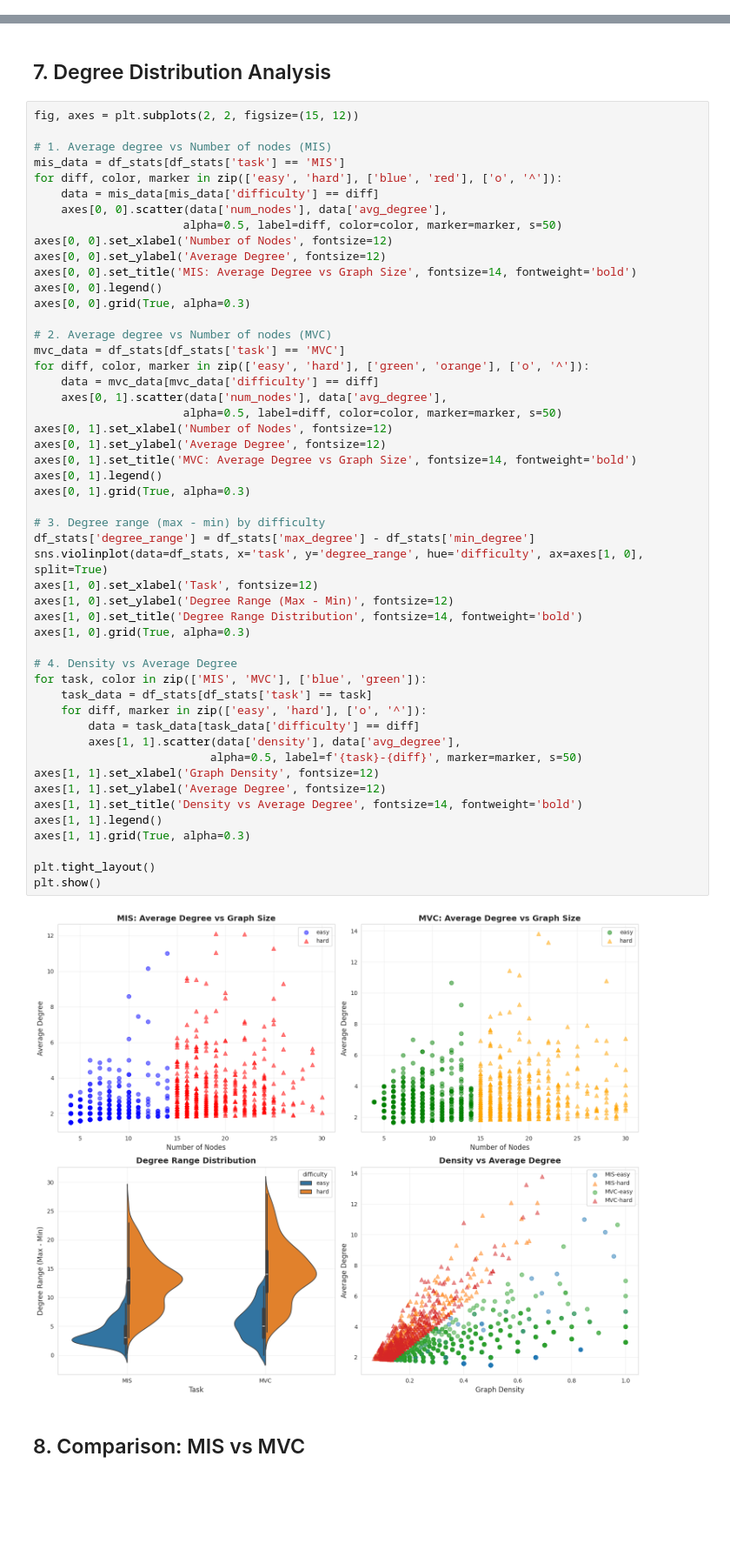
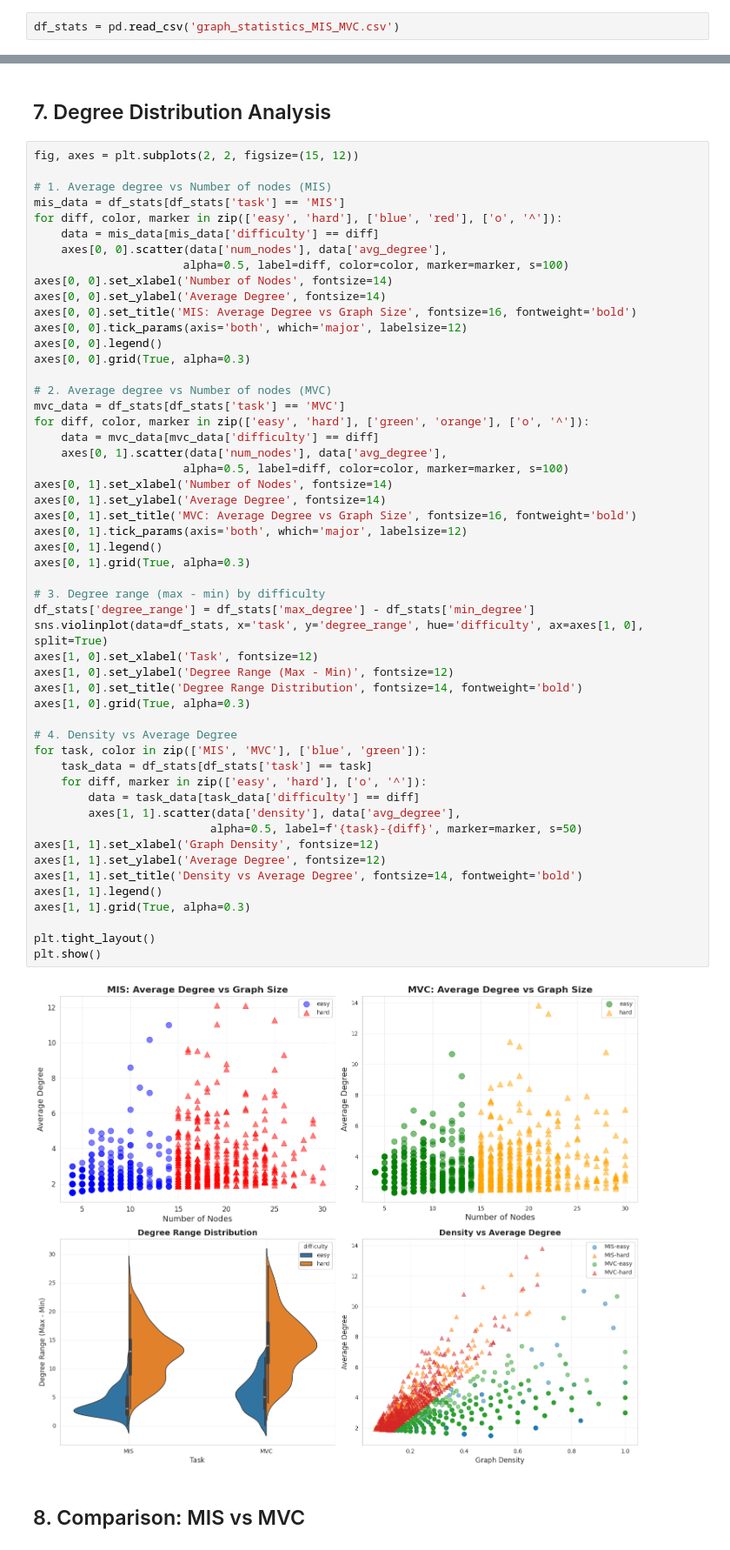
Before and after one commit to adamtms/GraphArenaSWSN, a Jupyter notebook: EDA.ipynb, the cells around one changed output, grey strips where cells are left out. Shown at 87% size. Saved outputs shown, nothing was run; the diff lists cells and outputs as text; blank space fills up the shorter version.

Commit message:
Add plots as pngs

```diff
--- a/EDA.ipynb
+++ b/EDA.ipynb
@@ -128,6 +128,8 @@ DataFrame shape: (2000, 13)
 | 4 | MIS | easy | 4 | 9 | 13 | 0.361111 | 2.888889 | 8 | 1 | ... |
 # %% [markdown]
 ## 3. Basic Statistics Overview
+# %%
+df_stats = pd.read_csv('graph_statistics_MIS_MVC.csv')
 # %%
 # Summary statistics by task and difficulty
 print("="*80)
@@ -374,10 +376,11 @@ mis_data = df_stats[df_stats['task'] == 'MIS']
 for diff, color, marker in zip(['easy', 'hard'], ['blue', 'red'], ['o', '^']):
     data = mis_data[mis_data['difficulty'] == diff]
     axes[0, 0].scatter(data['num_nodes'], data['avg_degree'],
-                      alpha=0.5, label=diff, color=color, marker=marker, s=50)
-axes[0, 0].set_xlabel('Number of Nodes', fontsize=12)
-axes[0, 0].set_ylabel('Average Degree', fontsize=12)
-axes[0, 0].set_title('MIS: Average Degree vs Graph Size', fontsize=14, fontweight='bold')
+                      alpha=0.5, label=diff, color=color, marker=marker, s=100)
+axes[0, 0].set_xlabel('Number of Nodes', fontsize=14)
+axes[0, 0].set_ylabel('Average Degree', fontsize=14)
+axes[0, 0].set_title('MIS: Average Degree vs Graph Size', fontsize=16, fontweight='bold')
+axes[0, 0].tick_params(axis='both', which='major', labelsize=12)
 axes[0, 0].legend()
 axes[0, 0].grid(True, alpha=0.3)
 
@@ -386,38 +389,39 @@ mvc_data = df_stats[df_stats['task'] == 'MVC']
 for diff, color, marker in zip(['easy', 'hard'], ['green', 'orange'], ['o', '^']):
     data = mvc_data[mvc_data['difficulty'] == diff]
     axes[0, 1].scatter(data['num_nodes'], data['avg_degree'],
-                      alpha=0.5, label=diff, color=color, marker=marker, s=50)
-axes[0, 1].set_xlabel('Number of Nodes', fontsize=12)
-axes[0, 1].set_ylabel('Average Degree', fontsize=12)
-axes[0, 1].set_title('MVC: Average Degree vs Graph Size', fontsize=14, fontweight='bold')
+                      alpha=0.5, label=diff, color=color, marker=marker, s=100)
+axes[0, 1].set_xlabel('Number of Nodes', fontsize=14)
+axes[0, 1].set_ylabel('Average Degree', fontsize=14)
+axes[0, 1].set_title('MVC: Average Degree vs Graph Size', fontsize=16, fontweight='bold')
+axes[0, 1].tick_params(axis='both', which='major', labelsize=12)
 axes[0, 1].legend()
 axes[0, 1].grid(True, alpha=0.3)
 
 # 3. Degree range (max - min) by difficulty
 df_stats['degree_range'] = df_stats['max_degree'] - df_stats['min_degree']
 sns.violinplot(data=df_stats, x='task', y='degree_range', hue='difficulty', ax=axes[1, 0], split=True)
 axes[1, 0].set_xlabel('Task', fontsize=12)
 axes[1, 0].set_ylabel('Degree Range (Max - Min)', fontsize=12)
 axes[1, 0].set_title('Degree Range Distribution', fontsize=14, fontweight='bold')
 axes[1, 0].grid(True, alpha=0.3)
 
 # 4. Density vs Average Degree
 for task, color in zip(['MIS', 'MVC'], ['blue', 'green']):
     task_data = df_stats[df_stats['task'] == task]
     for diff, marker in zip(['easy', 'hard'], ['o', '^']):
         data = task_data[task_data['difficulty'] == diff]
         axes[1, 1].scatter(data['density'], data['avg_degree'],
                           alpha=0.5, label=f'{task}-{diff}', marker=marker, s=50)
 axes[1, 1].set_xlabel('Graph Density', fontsize=12)
 axes[1, 1].set_ylabel('Average Degree', fontsize=12)
 axes[1, 1].set_title('Density vs Average Degree', fontsize=14, fontweight='bold')
 axes[1, 1].legend()
 axes[1, 1].grid(True, alpha=0.3)
 
 plt.tight_layout()
 plt.show()
 # %% [output]
-[figure, old version]
+[figure, new version]
 # %% [markdown]
 ## 8. Comparison: MIS vs MVC
 # %%
```
Also changed, not shown: parts of 3 cells of this notebook, 7 other files.
